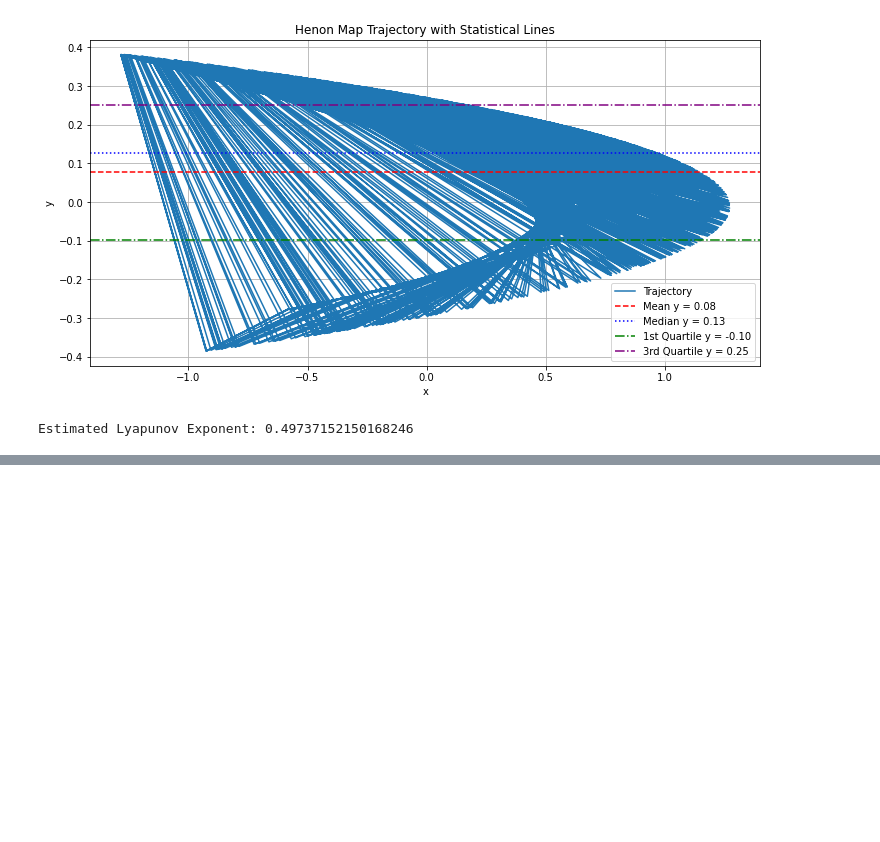
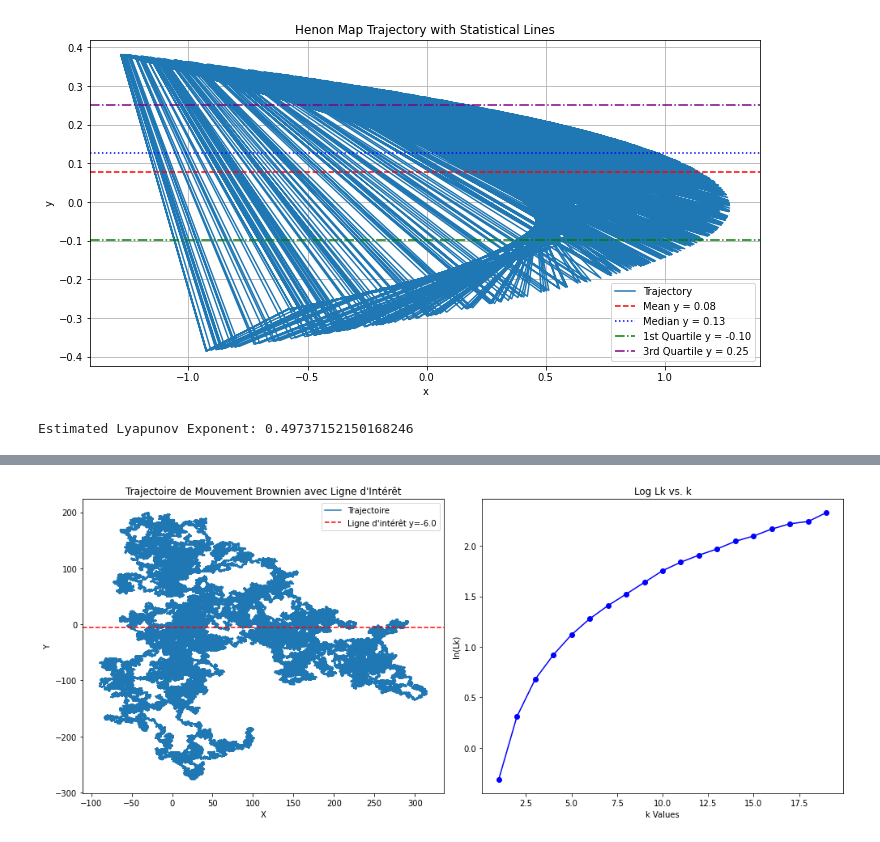
Before and after one commit to Frank0024/Projet_final_chaos, a Jupyter notebook: P&H_method_2d_essai2.ipynb, the cells around one changed output, grey strips where cells are left out. Saved outputs shown, nothing was run; the diff lists cells and outputs as text; code cells hidden in the pictures; blank space fills up the shorter version.

```diff
--- a/P&H_method_2d_essai2.ipynb
+++ b/P&H_method_2d_essai2.ipynb
@@ -129,0 +353,32 @@ plt.show()
+# %%
+# Générer la trajectoire de mouvement brownien
+x_brownian, y_brownian = brownian_motion(num_steps=10000000, delta=0.1)
+
+# Trouver la meilleure ligne y pour le mouvement brownien
+best_y_brownian = optimise_line_y(x_brownian, y_brownian, value_start=-15, value_stop=15, step=0.1)
+
+# Calculer ln(Lk) pour la ligne d'intérêt spécifique
+ks_brownian, ln_lk_values_brownian = find_lk_for_k_2d(x_brownian, y_brownian, best_y_brownian)
+
+# Créer le graphique
+fig, (ax1, ax2) = plt.subplots(1, 2, figsize=(14, 6))
+
+# Premier graphique : Trajectoire et ligne d'intérêt
+ax1.plot(x_brownian, y_brownian, markersize=1, label='Trajectoire')
+ax1.axhline(y=best_y_brownian, color='r', linestyle='--', label=f'Ligne d\'intérêt y={best_y_brownian}')
+ax1.set_title('Trajectoire de Mouvement Brownien avec Ligne d\'Intérêt')
+ax1.set_xlabel('X')
+ax1.set_ylabel('Y')
+ax1.legend()
+
+# Deuxième graphique : ln(Lk) en fonction de k
+ax2.plot(ks_brownian, ln_lk_values_brownian, marker='o', linestyle='-', color='blue')
+ax2.set_title('Log Lk vs. k')
+ax2.set_xlabel('k Values')
+ax2.set_ylabel('ln(Lk)')
+
+
+plt.tight_layout()
+plt.show()
+# %% [output]
+[figure, added]
```
Also changed, not shown: parts of 5 cells of this notebook.
